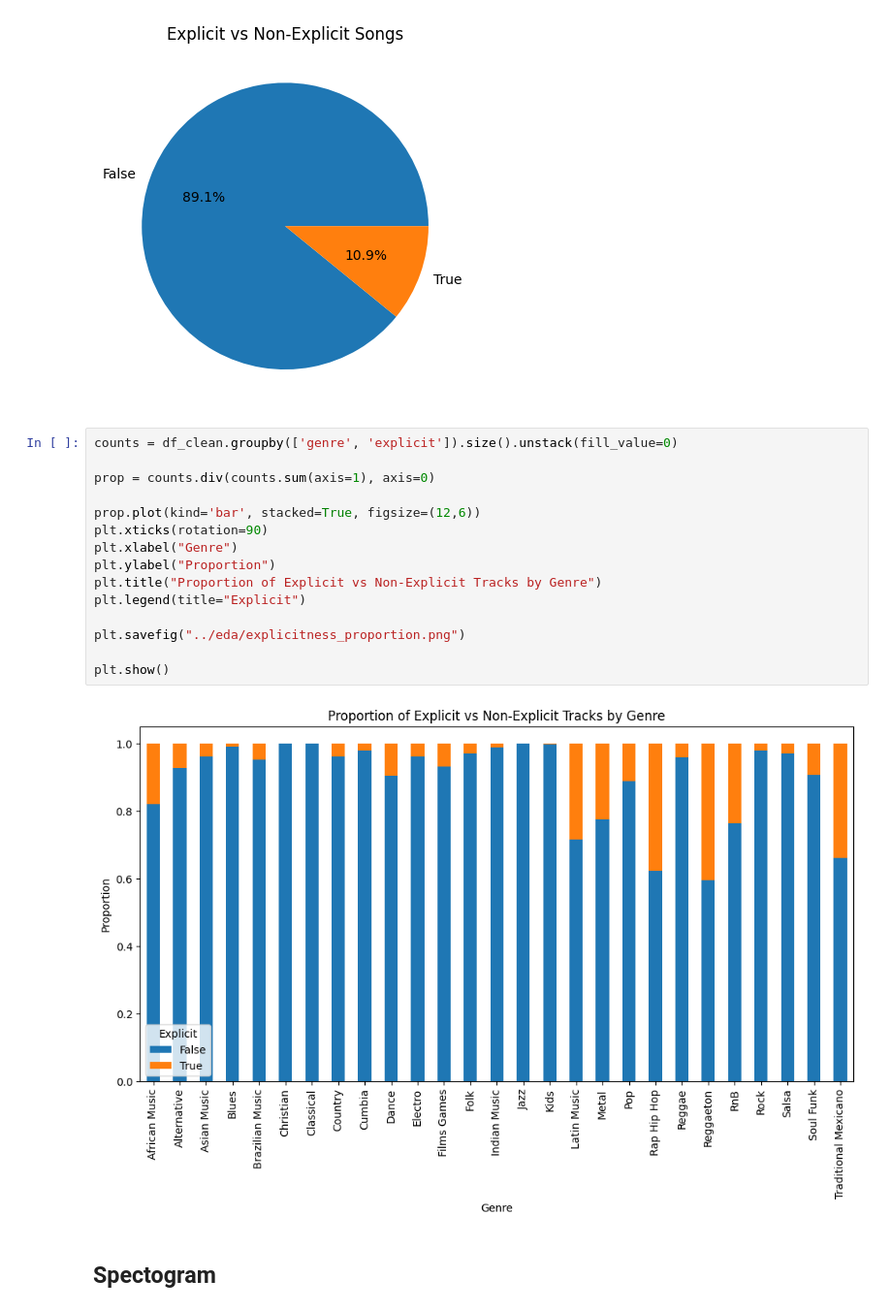
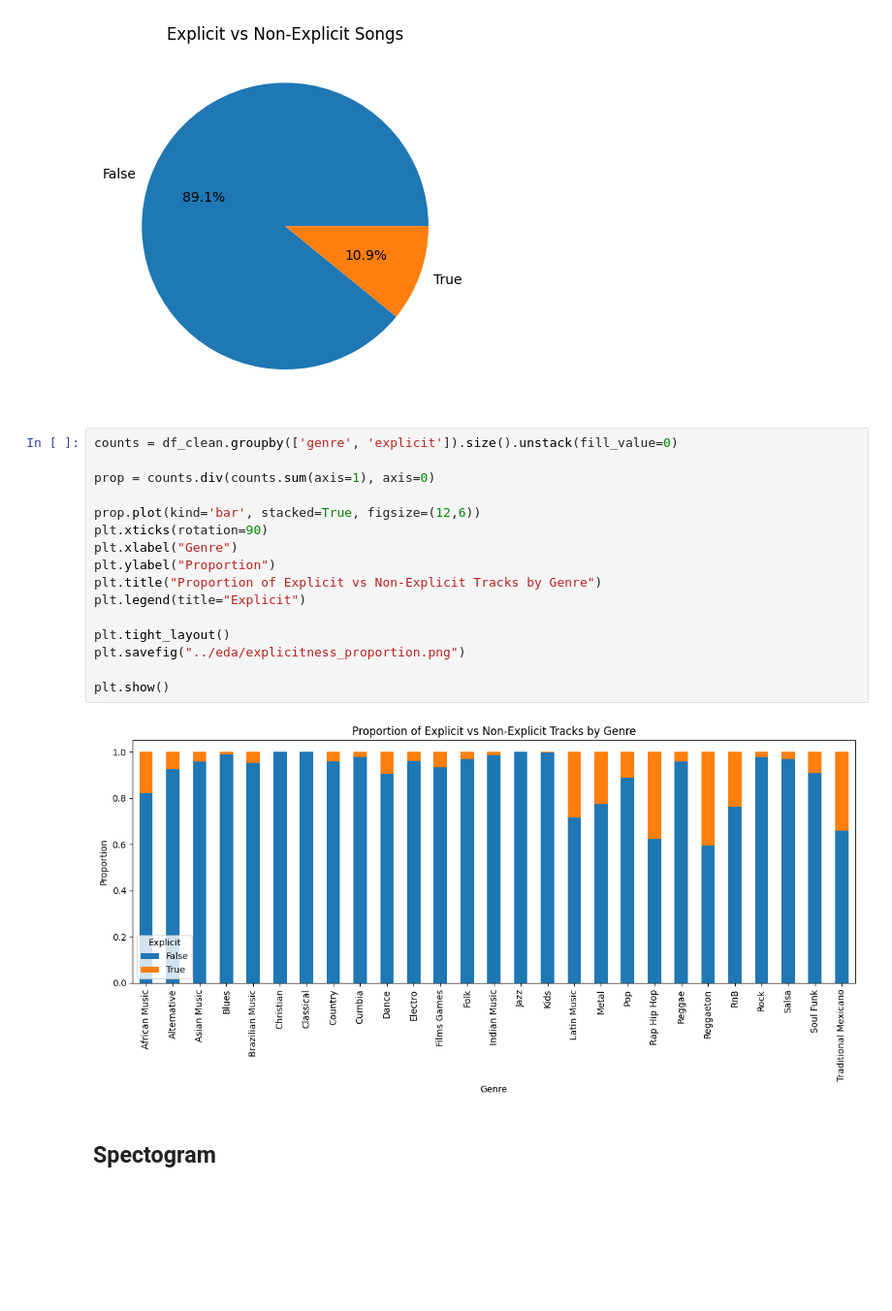
Before and after one commit to akshay17arun/Song_Popularity_Prediction, a Jupyter notebook: eda/eda.ipynb, the cells around one changed output. Shown at 97% size. Cells and saved outputs as stored; diff of their text form; blank space fills up the shorter version.

```diff
--- a/eda/eda.ipynb
+++ b/eda/eda.ipynb
@@ -150,20 +170,21 @@ plt.show()
 # %%
 counts = df_clean.groupby(['genre', 'explicit']).size().unstack(fill_value=0)
 
 prop = counts.div(counts.sum(axis=1), axis=0)
 
 prop.plot(kind='bar', stacked=True, figsize=(12,6))
 plt.xticks(rotation=90)
 plt.xlabel("Genre")
 plt.ylabel("Proportion")
 plt.title("Proportion of Explicit vs Non-Explicit Tracks by Genre")
 plt.legend(title="Explicit")
 
+plt.tight_layout()
 plt.savefig("../eda/explicitness_proportion.png")
 
 plt.show()
 # %% [output]
-[figure, old version]
+[figure, new version]
 # %% [markdown]
 ## Spectogram
 # %%
```
Also changed, not shown: parts of 3 cells of this notebook, 6 other files.
